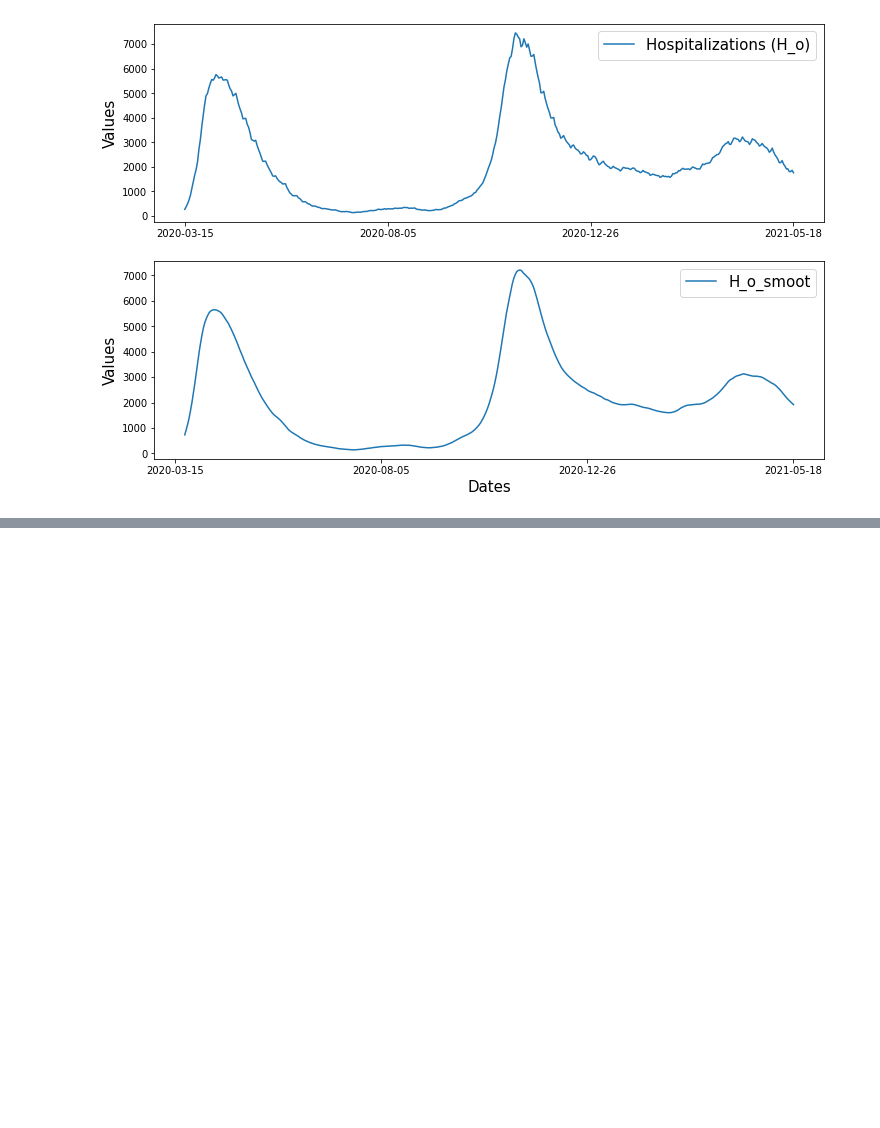
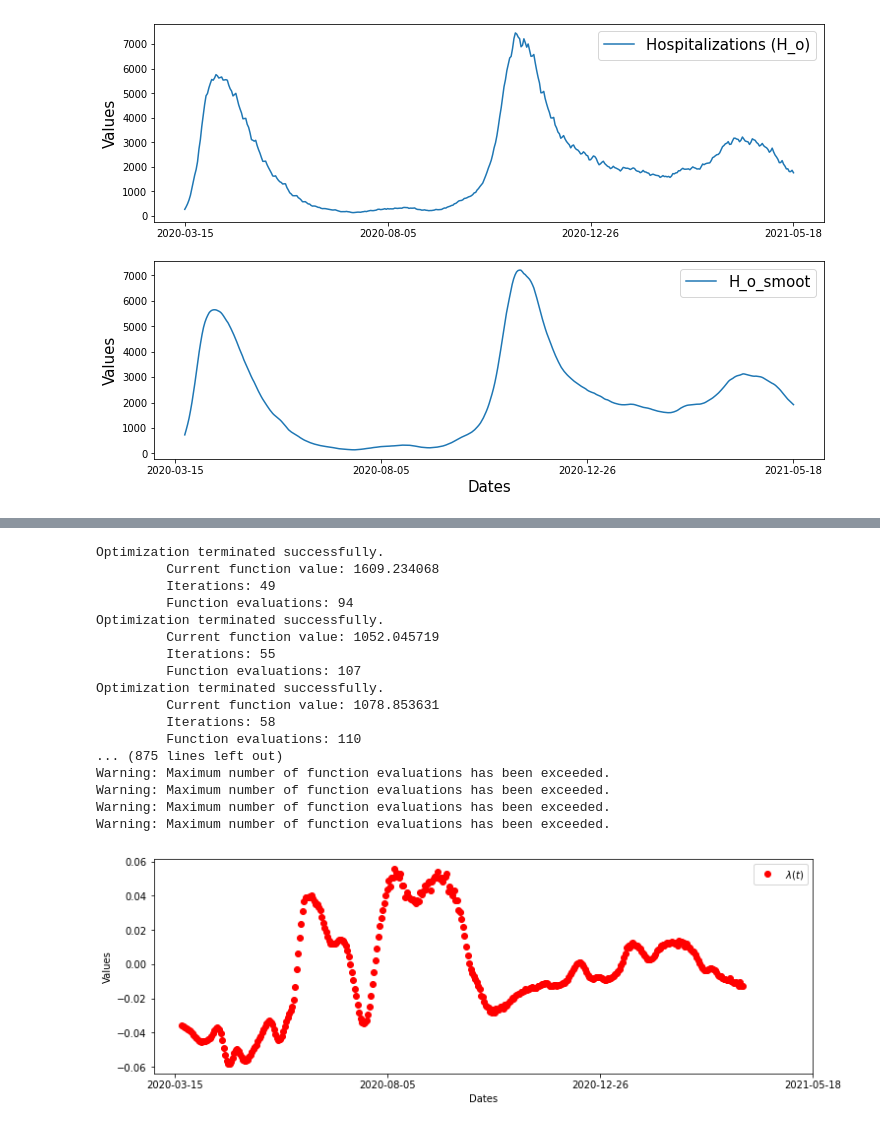
Before and after one commit to OD1992/Python-programs, a Jupyter notebook: Hospi_change_point.ipynb, the cells around one changed output, grey strips where cells are left out. Cells and saved outputs as stored; diff of their text form; code cells hidden in the pictures; blank space fills up the shorter version.

```diff
--- a/Hospi_change_point.ipynb
+++ b/Hospi_change_point.ipynb
@@ -140,7 +128,7 @@ for cnt_district in range(nb_districts):
 #Calculate and show the H_smooth with Moving Average method
 N = 7  # The window length of moving average will be 2N+1.
 H_smooth_MA = total_in * np.nan  # MA: moving average
-for t in np.arange(7, len(total_in)):
+for t in np.arange(0, len(total_in)):
     H_smooth_MA[t] = np.mean(total_in[t-N:t])
 
 nb_xticks = 4
@@ -198,0 +157,63 @@ plt.show()
+# %%
+H_smooth_MA = H_smooth_MA[7:]
+from scipy import optimize
+
+# let's define the function form
+def simu(H_init, beta_effective, tspan):
+    simu_t_start = tspan[0]
+    simu_t_end = tspan[1]
+    H_smooth = np.full(simu_t_end, np.nan)  # set storage
+    #Note: beta_effective = beta-gamma
+    for t in np.arange(simu_t_start,simu_t_end):
+       H_smooth[t] = H_init* np.exp(beta_effective*t)
+    return H_smooth
+
+def phi_exp(x, tspan_train, data_train):   # x := [H_init,beta_effective]
+    H_init = x[0]
+    beta_effective = x[1]
+    H_smooth= simu(H_init,  beta_effective, tspan_train)
+    cost = (np.linalg.norm(H_smooth[train_t_start:train_t_end]-data_train[train_t_start:train_t_end]))**2
+    return cost
+
+plt.figure(figsize=(12,4))
+d=5
+for t in np.arange(d, len(H_smooth_MA)-d):
+    train_t_start=t-d
+    train_t_end = t+d
+    tspan_train = [train_t_start,train_t_end]
+    data_train = H_smooth_MA
+    H_init = data_train[train_t_start]
+    beta_effective_guess = np.log(data_train[train_t_end]/data_train[train_t_start])/(train_t_end)
+
+    fun_exp = lambda x:phi_exp(x,tspan_train,data_train)
+    x_guess_exp = [H_init, beta_effective_guess]
+    x_opt_exp = optimize.fmin(fun_exp,x_guess_exp)  # call the optimization solver
+    H_init_opt_exp = x_opt_exp[0]
+    beta_effective_opt_exp = x_opt_exp[1]
+
+
+    plt.plot(Dates[t], beta_effective_opt_exp, 'o',color='red', lw=1)
+plt.xticks(dates_ticks)
+plt.xlabel("Dates")
+plt.ylabel("Values")
+plt.legend(['$\lambda (t)$'])
+plt.show()
+# %% [output]
+Optimization terminated successfully.
+         Current function value: 1609.234068
+         Iterations: 49
+         Function evaluations: 94
+Optimization terminated successfully.
+         Current function value: 1052.045719
+         Iterations: 55
+         Function evaluations: 107
+Optimization terminated successfully.
+         Current function value: 1078.853631
+         Iterations: 58
+         Function evaluations: 110
+... (875 lines left out)
+Warning: Maximum number of function evaluations has been exceeded.
+Warning: Maximum number of function evaluations has been exceeded.
+Warning: Maximum number of function evaluations has been exceeded.
+Warning: Maximum number of function evaluations has been exceeded.
+[figure, added]
```
Also changed, not shown: parts of 3 cells of this notebook.
